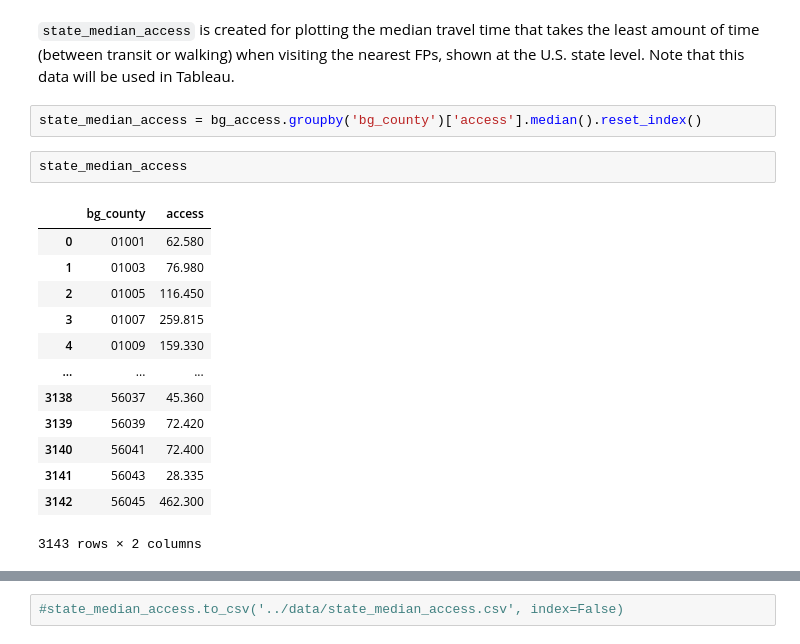
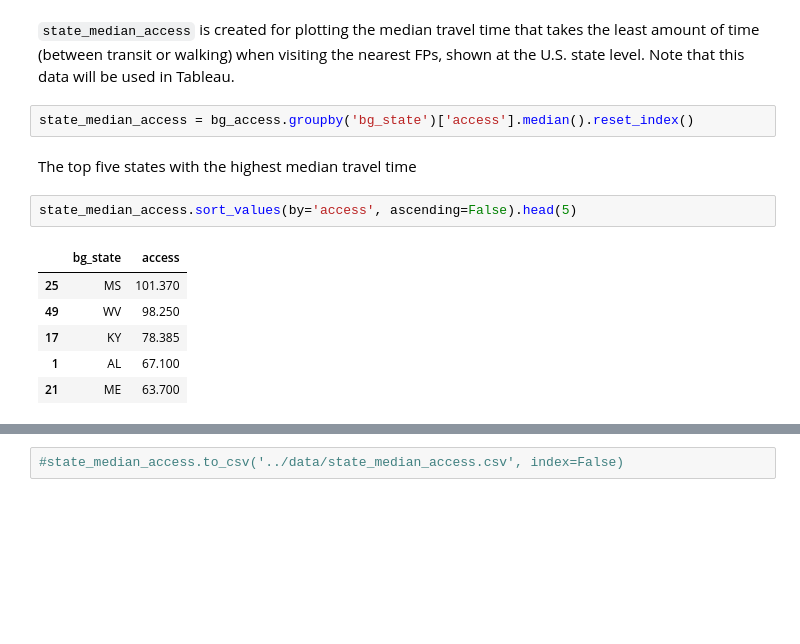
Before and after one commit to mimn97/pantry-research, a Jupyter notebook: notebooks/supp_material.ipynb, the cells around one changed output, grey strips where cells are left out. Cells and saved outputs as stored; diff of their text form; blank space fills up the shorter version.

```diff
--- a/notebooks/supp_material.ipynb
+++ b/notebooks/supp_material.ipynb
@@ -537,20 +539,15 @@ state_no_pantry
 # %% [markdown]
 `state_median_access` is created for plotting the median travel time that takes the least amount of time (between transit or walking) when visiting the nearest FPs, shown at the U.S. state level. Note that this data will be used in Tableau.
 # %%
-state_median_access = bg_access.groupby('bg_county')['access'].median().reset_index()
+state_median_access = bg_access.groupby('bg_state')['access'].median().reset_index()
-# %%
-state_median_access
-# %% [output]
-|  | bg_county | access |
-| 0 | 01001 | 62.580 |
-| 1 | 01003 | 76.980 |
-| 2 | 01005 | 116.450 |
-| 3 | 01007 | 259.815 |
-| 4 | 01009 | 159.330 |
-| ... | ... | ... |
-| 3138 | 56037 | 45.360 |
-| 3139 | 56039 | 72.420 |
-| 3140 | 56041 | 72.400 |
-| 3141 | 56043 | 28.335 |
-| 3142 | 56045 | 462.300 |
-3143 rows × 2 columns
+# %% [markdown]
+The top five states with the highest median travel time
+# %%
+state_median_access.sort_values(by='access', ascending=False).head(5)
+# %% [output]
+|  | bg_state | access |
+| 25 | MS | 101.370 |
+| 49 | WV | 98.250 |
+| 17 | KY | 78.385 |
+| 1 | AL | 67.100 |
+| 21 | ME | 63.700 |
```
Also changed, not shown: parts of 7 cells of this notebook, 1 other file.
